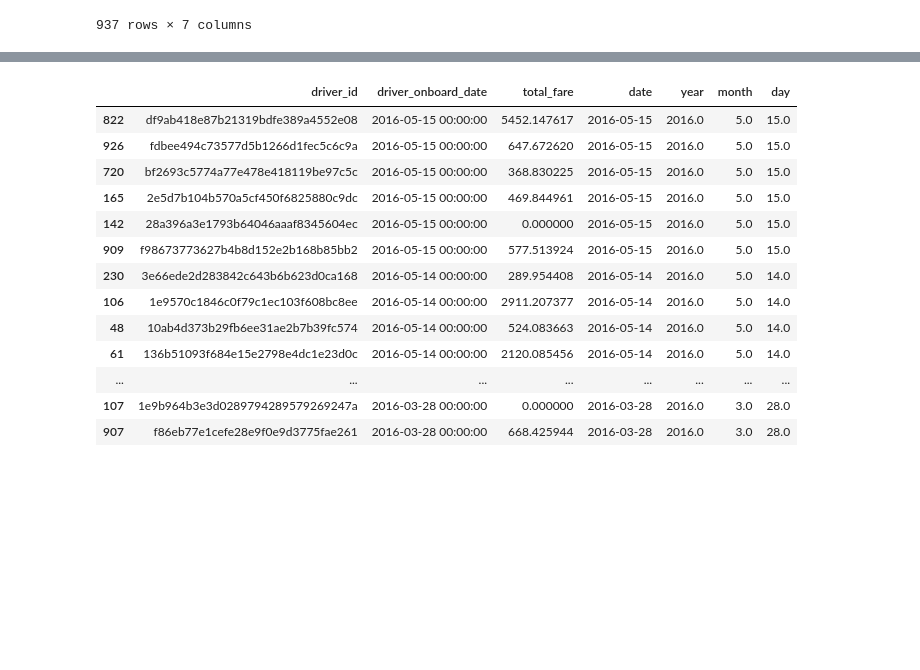
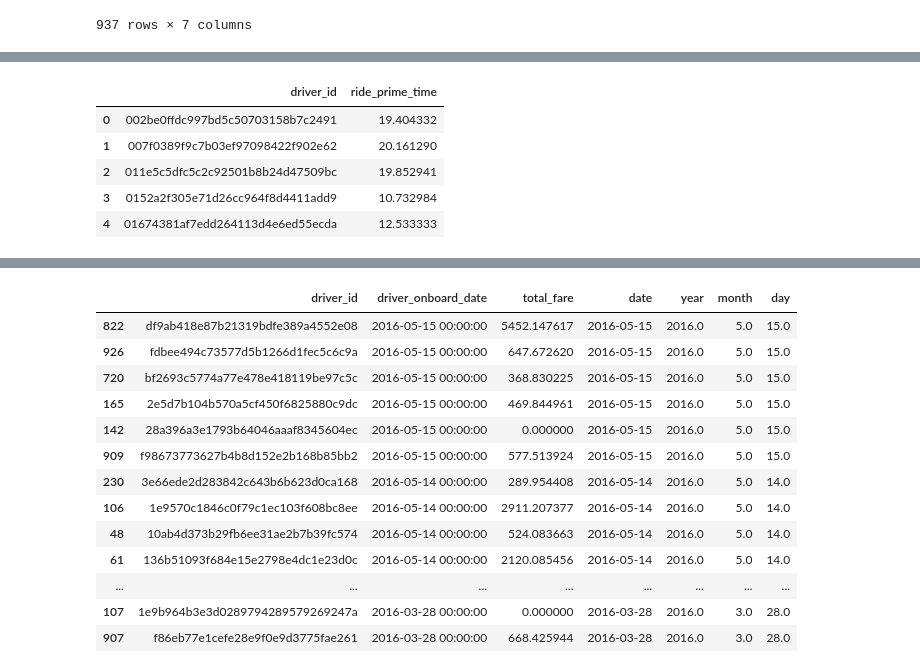
Before and after one commit to nicholasprayogo/lyft_data_challenge, a Jupyter notebook: data-challenge.ipynb, the cells around one changed output, grey strips where cells are left out. Drawn from its saved outputs; the diff is of its cells as text; code cells hidden in the pictures; blank space fills up the shorter version.

```diff
--- a/data-challenge.ipynb
+++ b/data-challenge.ipynb
@@ -281,3 +286,12 @@ driver_last_dates.reset_index(drop = True)
+# %%
+driver_primetime_avg.head()
+# %% [output]
+|  | driver_id | ride_prime_time |
+| 0 | 002be0ffdc997bd5c50703158b7c2491 | 19.404332 |
+| 1 | 007f0389f9c7b03ef97098422f902e62 | 20.161290 |
+| 2 | 011e5c5dfc5c2c92501b8b24d47509bc | 19.852941 |
+| 3 | 0152a2f305e71d26cc964f8d4411add9 | 10.732984 |
+| 4 | 01674381af7edd264113d4e6ed55ecda | 12.533333 |
 # %%
 display(driver_last_dates)
 # %% [output]
```
Also changed, not shown: parts of 6 cells of this notebook.
